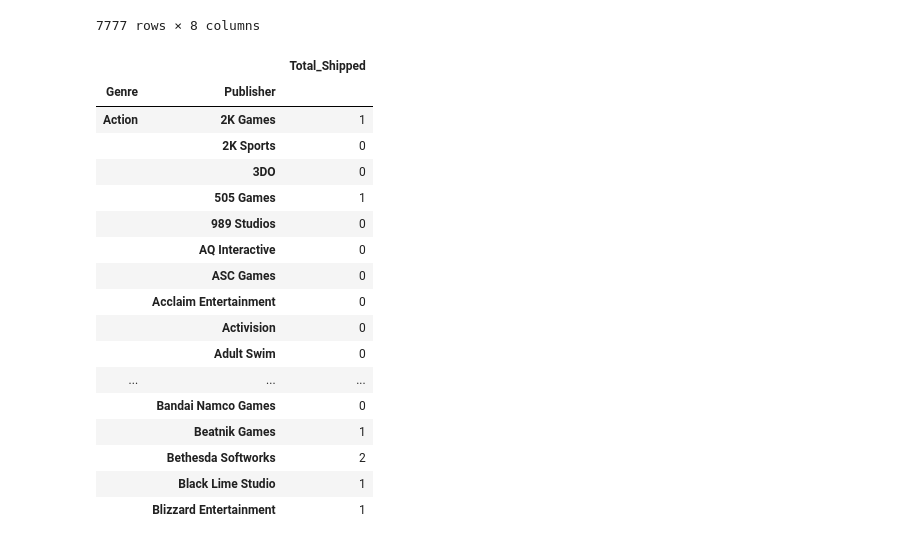
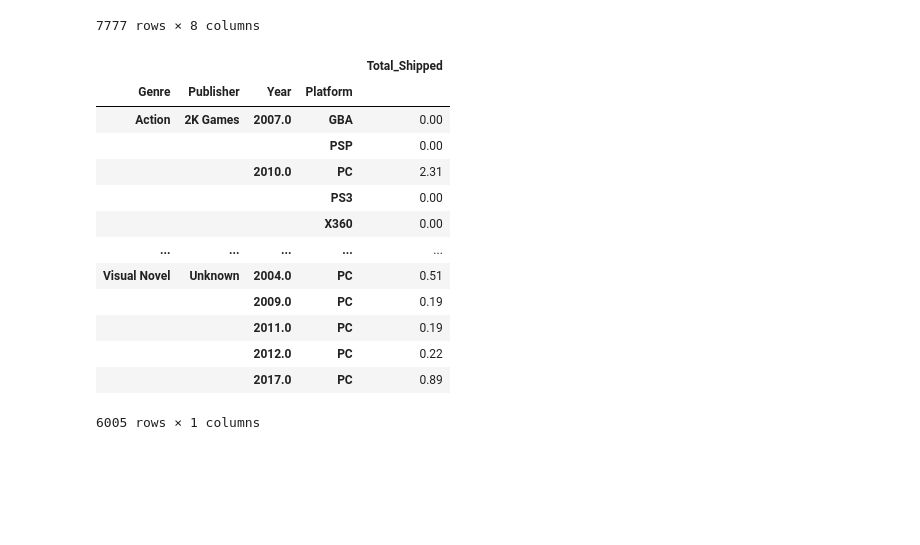
Before and after one commit to data301-2020-winter1/course-project-group_6002, a Jupyter notebook: analysis/Brian/M2 with 2019 DB.ipynb, the cells around one changed output. Drawn from its saved outputs; the diff is of its cells as text; code cells hidden in the pictures; blank space fills up the shorter version.

```diff
--- a/analysis/Brian/M2 with 2019 DB.ipynb
+++ b/analysis/Brian/M2 with 2019 DB.ipynb
@@ -46,26 +46,22 @@ df2019
 | 7776 | 55654 | Wheels of Aurelia | Visual Novel | PS4 | Mixedbag Srl | 8.0 | NaN | 2016.0 |
 7777 rows × 8 columns
 # %%
-df2019G = df2019.groupby(["Genre", "Publisher"]).count()["Total_Shipped"]
+df2019G = df2019.groupby(["Genre","Publisher", "Year", "Platform"]).sum()["Total_Shipped"]
 #df2019G
 dfG = pd.DataFrame(df2019G)
-dfG.head(25)
+dfG
 # %% [output]
-|  |  | Total_Shipped |
-| Genre | Publisher |  |
-| Action | 2K Games | 1 |
-|  | 2K Sports | 0 |
-|  | 3DO | 0 |
-|  | 505 Games | 1 |
-|  | 989 Studios | 0 |
-|  | AQ Interactive | 0 |
-|  | ASC Games | 0 |
-|  | Acclaim Entertainment | 0 |
-|  | Activision | 0 |
-|  | Adult Swim | 0 |
-| ... | ... | ... |
-|  | Bandai Namco Games | 0 |
-|  | Beatnik Games | 1 |
-|  | Bethesda Softworks | 2 |
-|  | Black Lime Studio | 1 |
-|  | Blizzard Entertainment | 1 |
+|  |  |  |  | Total_Shipped |
+| Genre | Publisher | Year | Platform |  |
+| Action | 2K Games | 2007.0 | GBA | 0.00 |
+|  |  |  | PSP | 0.00 |
+|  |  | 2010.0 | PC | 2.31 |
+|  |  |  | PS3 | 0.00 |
+|  |  |  | X360 | 0.00 |
+| ... | ... | ... | ... | ... |
+| Visual Novel | Unknown | 2004.0 | PC | 0.51 |
+|  |  | 2009.0 | PC | 0.19 |
+|  |  | 2011.0 | PC | 0.19 |
+|  |  | 2012.0 | PC | 0.22 |
+|  |  | 2017.0 | PC | 0.89 |
+6005 rows × 1 columns
```
Also changed, not shown: parts of 4 cells of this notebook, 2 other files.
